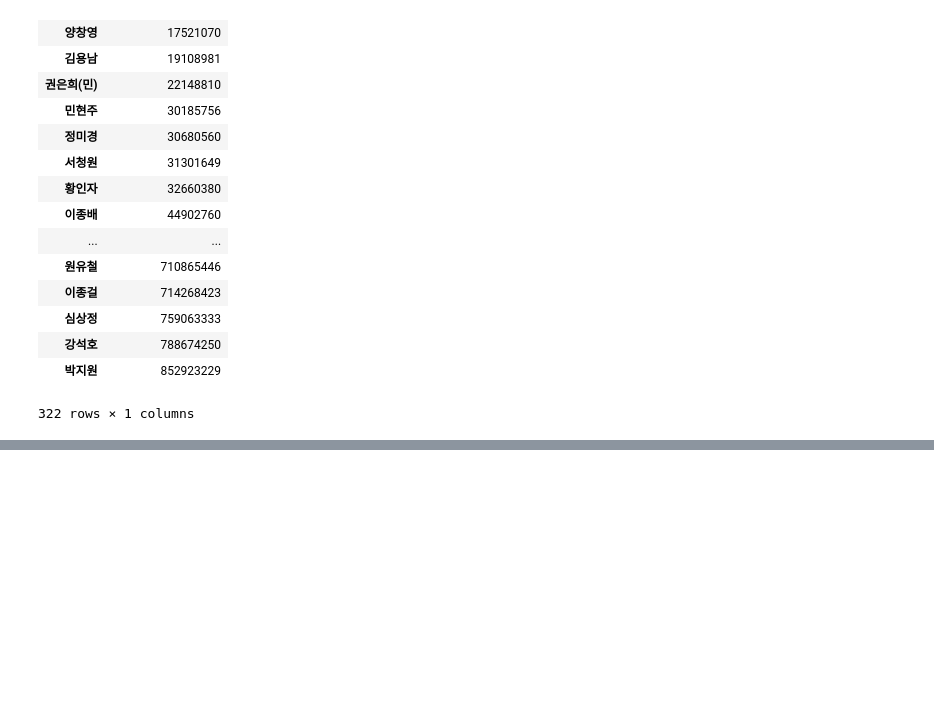
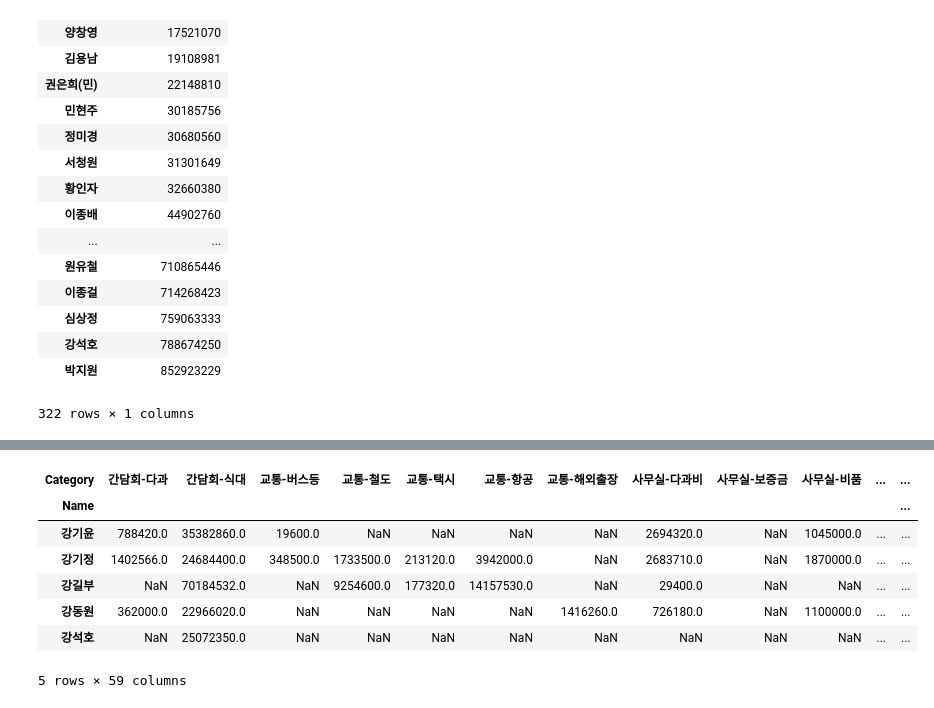
Before and after one commit to soleun/12-14_kapf, a Jupyter notebook: Analysis.ipynb, the cells around one changed output, grey strips where cells are left out. Cells and saved outputs as stored; diff of their text form; code cells hidden in the pictures; blank space fills up the shorter version.

Commit message:
adding pivot table

```diff
--- a/Analysis.ipynb
+++ b/Analysis.ipynb
@@ -96,0 +97,12 @@ category_totals.sort_values(by='Transaction Amount', ascending=False).plot(kind=
+# %%
+table = pd.pivot_table(df, values="Transaction Amount", index=["Name"], columns=["Category"], aggfunc=np.sum)
+table.head()
+# %% [output]
+| Category | 간담회-다과 | 간담회-식대 | 교통-버스등 | 교통-철도 | 교통-택시 | 교통-항공 | 교통-해외출장 | 사무실-다과비 | 사무실-보증금 | 사무실-비품 | ... | ... |
+| Name |  |  |  |  |  |  |  |  |  |  |  | ... |
+| 강기윤 | 788420.0 | 35382860.0 | 19600.0 | NaN | NaN | NaN | NaN | 2694320.0 | NaN | 1045000.0 | ... | ... |
+| 강기정 | 1402566.0 | 24684400.0 | 348500.0 | 1733500.0 | 213120.0 | 3942000.0 | NaN | 2683710.0 | NaN | 1870000.0 | ... | ... |
+| 강길부 | NaN | 70184532.0 | NaN | 9254600.0 | 177320.0 | 14157530.0 | NaN | 29400.0 | NaN | NaN | ... | ... |
+| 강동원 | 362000.0 | 22966020.0 | NaN | NaN | NaN | NaN | 1416260.0 | 726180.0 | NaN | 1100000.0 | ... | ... |
+| 강석호 | NaN | 25072350.0 | NaN | NaN | NaN | NaN | NaN | NaN | NaN | NaN | ... | ... |
+5 rows × 59 columns
```
Also changed, not shown: parts of 1 cell of this notebook.
